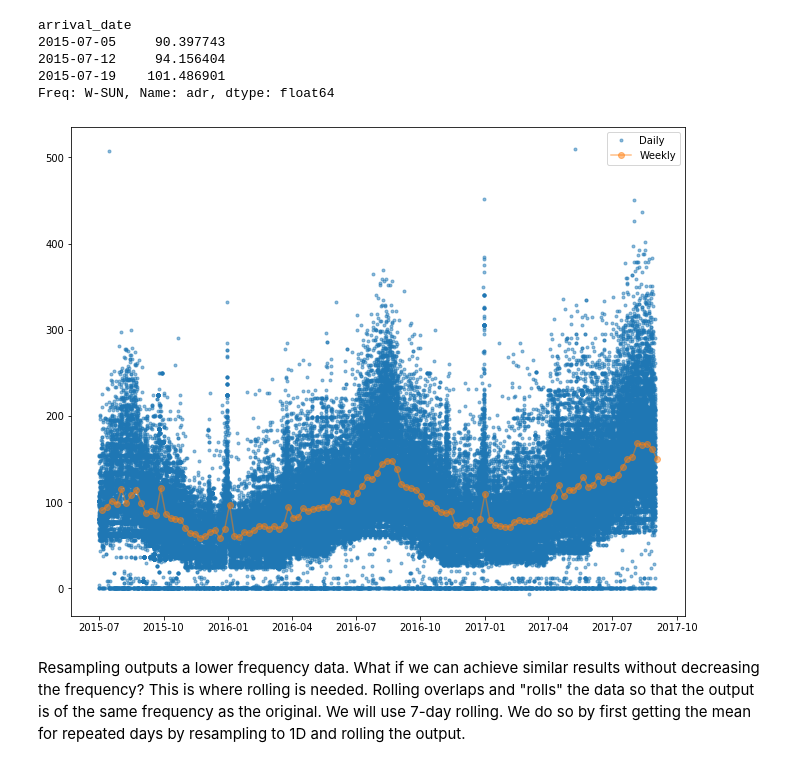
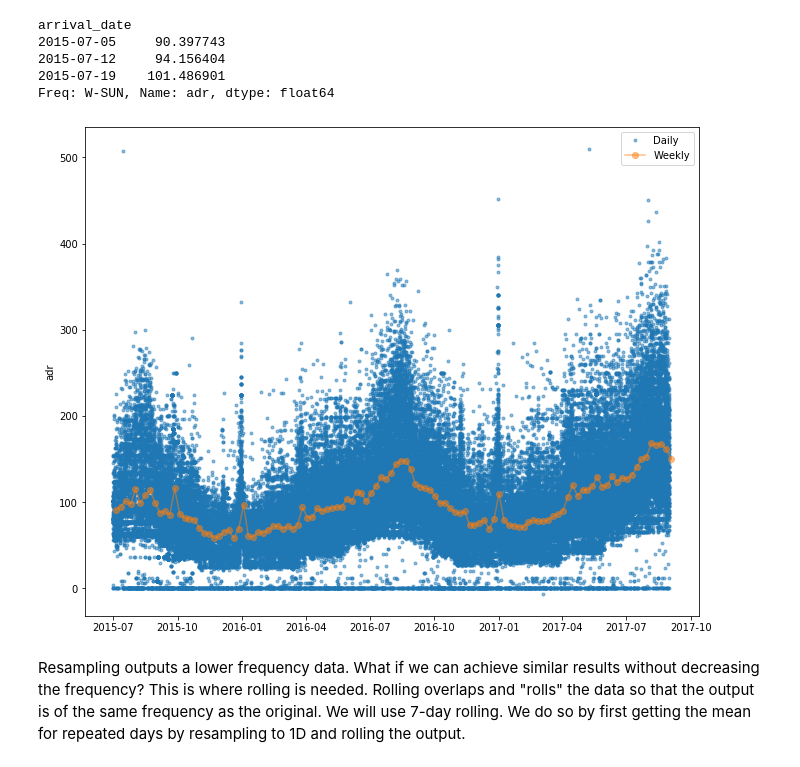
Before and after one commit to abdallahakrab/Hotel-Booking-Analysis, a Jupyter notebook: TimeSeriesAnalysis.ipynb, the cells around one changed output. Drawn from its saved outputs; the diff is of its cells as text; code cells hidden in the pictures.

```diff
--- a/TimeSeriesAnalysis.ipynb
+++ b/TimeSeriesAnalysis.ipynb
@@ -116,10 +128,11 @@ Freq: W-SUN, Name: adr, dtype: float64
 # %%
 fig, ax = plt.subplots(figsize=(11,9))
 ax.plot(df['adr'],marker='.', alpha=0.5, linestyle='None', label = 'Daily');
 ax.plot(df_weekly_mean,marker='o', alpha=0.5, linestyle='-', label = 'Weekly');
 ax.legend();
+ax.set_ylabel("adr");
 # %% [output]
-[figure, old version]
+[figure, new version]
 # %% [markdown]
 Resampling outputs a lower frequency data. What if we can achieve similar results without decreasing the frequency? This is where rolling is needed. Rolling overlaps and "rolls" the data so that the output is of the same frequency as the original. We will use 7-day rolling. We do so by first getting the mean for repeated days by resampling to 1D and rolling the output.
 # %%
```
Also changed, not shown: parts of 6 cells of this notebook.
